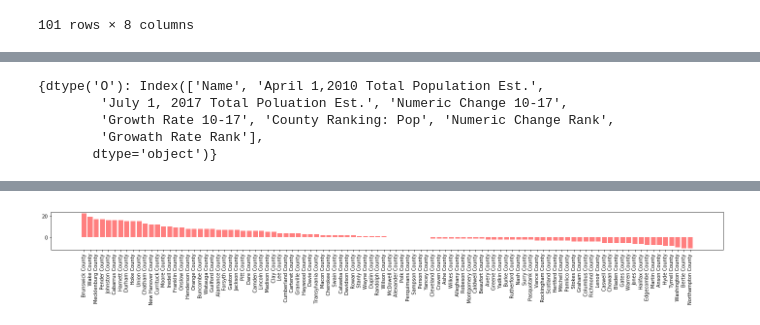
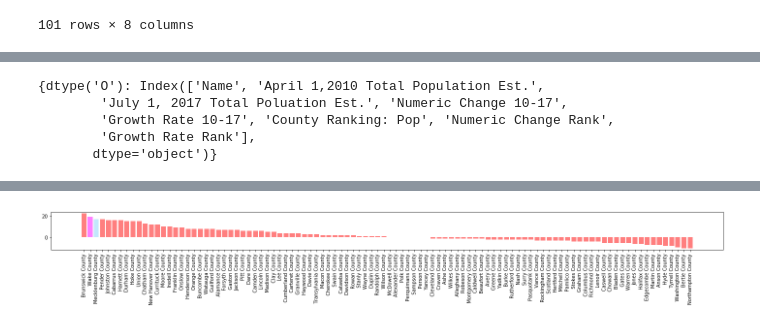
Before and after one commit to JANSSOC/Group6_Project, a Jupyter notebook: NC county population by growth rate.ipynb, the cells around one changed output, grey strips where cells are left out. Cells and saved outputs as stored; diff of their text form; code cells hidden in the pictures.

Commit message:
Adding color to growth rate chart

```diff
--- a/NC county population by growth rate.ipynb
+++ b/NC county population by growth rate.ipynb
@@ -63,7 +63,7 @@ data4 = data3.rename(index=str, columns={'Unnamed: 1':'Name',
                                         'Unnamed: 5': 'Growth Rate 10-17',
                                         'Unnamed: 6': 'County Ranking: Pop',
                                         'Unnamed: 7': 'Numeric Change Rank',
-                                        'Unnamed: 8': 'Growath Rate Rank'})
+                                        'Unnamed: 8': 'Growth Rate Rank'})
 
 #Dropping the column names found within the data frame and also resetting the index
 #Side Note: I am creating copies of the data frames so that if the group/ me wants to they can access what the df looked like before the changes
@@ -156,9 +156,9 @@ See the caveats in the documentation: http://pandas.pydata.org/pandas-docs/stabl
 gdata = data7.dropna(0,'any')
 #I have to reset the column type to integers before we can sort by
 #This comes up with a warning but its okay it does not mess with the data it is just not ideal
-gdata['Growath Rate Rank'] = gdata['Growath Rate Rank'].astype('int')
+gdata['Growth Rate Rank'] = gdata['Growth Rate Rank'].astype('int')
 #I sort by the population ranking
-growth_rank = gdata.sort_values(by='Growath Rate Rank')
+growth_rank = gdata.sort_values(by='Growth Rate Rank')
 growth_rank.head()
 # %% [output]
 A value is trying to be set on a copy of a slice from a DataFrame.
@@ -183,7 +183,7 @@ g
 {dtype('O'): Index(['Name', 'April 1,2010 Total Population Est.',
         'July 1, 2017 Total Poluation Est.', 'Numeric Change 10-17',
         'Growth Rate 10-17', 'County Ranking: Pop', 'Numeric Change Rank',
-        'Growath Rate Rank'],
+        'Growth Rate Rank'],
        dtype='object')}
 # %%
 #the below code removes commas from the column permenently for that df
@@ -209,20 +209,23 @@ pdata.head()
 # %%
 xaxis = pdata['Name']
 yaxis = pdata['Growth Rate 10-17']
 #plt.title("Growth Rate By County")
 #plt.xlabel("County Names")
 #plt.ylabel("Growth %")
 
 #plt.bar(xaxis, yaxis, facecolor="red", alpha=0.75, align="center")
 
 #plt.show()
+# There is a better way to set the colors for wake county and charlotte but this is the fastest
+colors = ['r','magenta','lightskyblue','r','r','r','r','r','r','r','r','r','r','r','r','r','r','r','r','r','r','r','r','r','r','r','r','r','r','r','r','r','r','r','r','r','r','r','r','r','r','r','r','r','r','r','r','r','r','r','r','r','r',]
 xaxis = np.arange(len(pdata))
 tick_locations = [value for value in xaxis]
 plt.figure(figsize=(20,3))
-plt.bar(xaxis, pdata["Growth Rate 10-17"], color='r', alpha=0.5, align="center")
+plt.bar(xaxis, pdata["Growth Rate 10-17"], color=colors, alpha=0.5, align="center")
 plt.xticks(tick_locations, pdata["Name"], rotation="vertical")
 plt.tight_layout()
-plt.savefig("NC Growth Rate By County.png")
-plt.show()
+
+#plt.savefig("NC Growth Rate By County.png")
+#plt.show()
 # %% [output]
-[figure, old version]
+[figure, new version]
```
Also changed, not shown: parts of 2 cells of this notebook, 2 other files.
